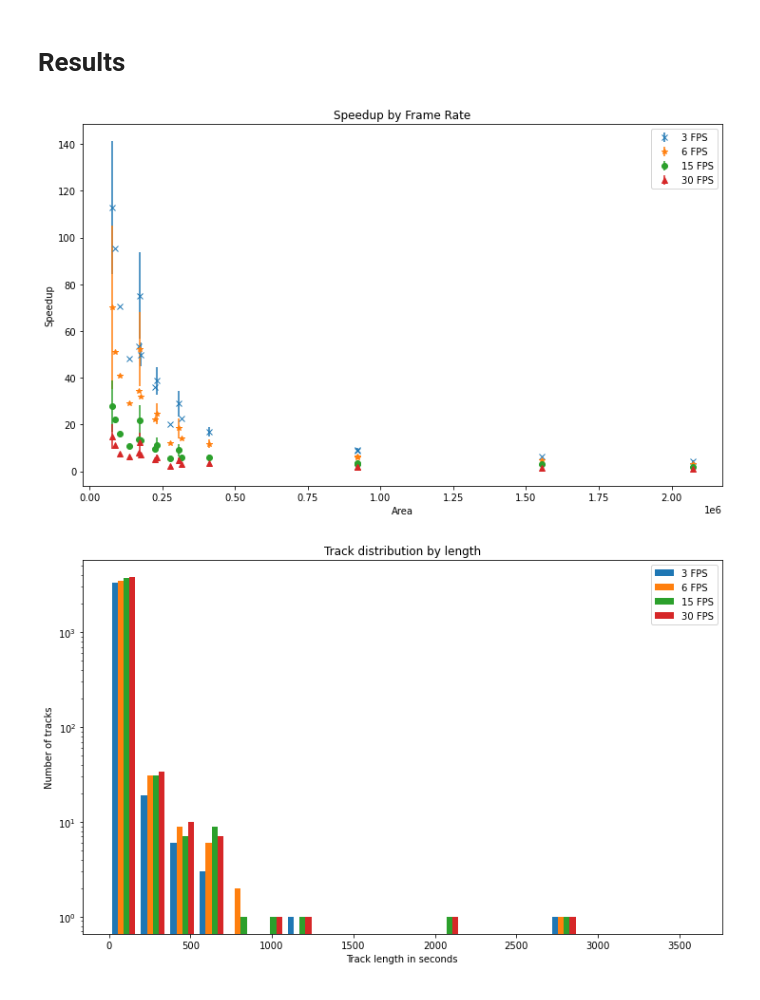
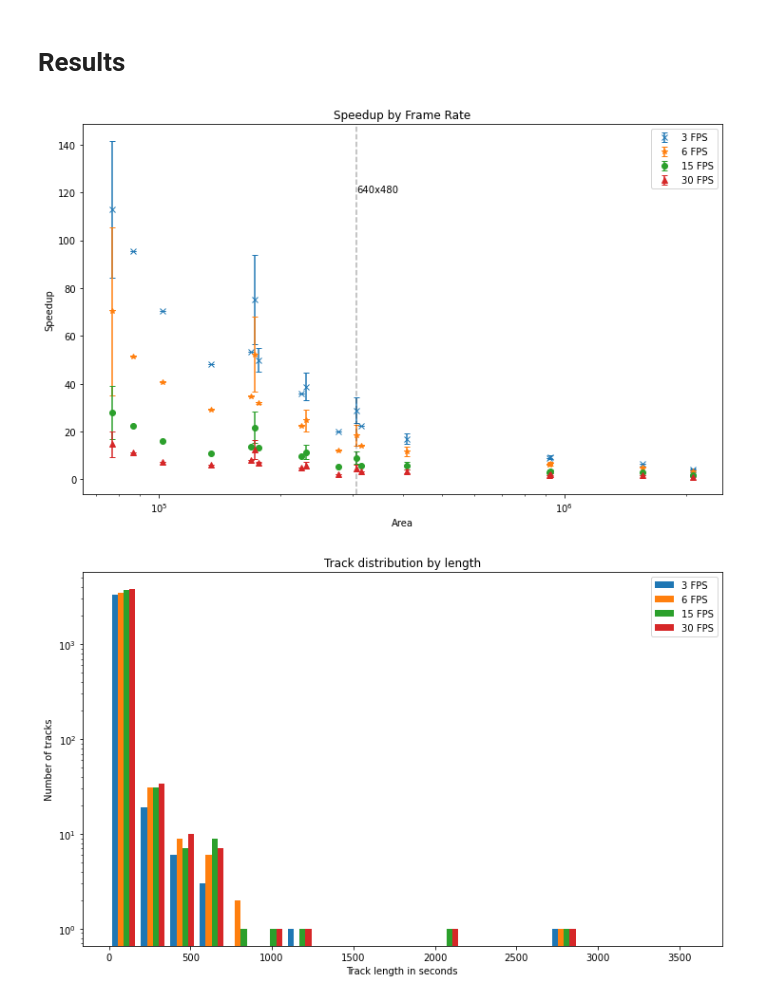
Before and after one commit to segonzal/chiletv, a Jupyter notebook: analysis/detection_strategy.ipynb, the cells around one changed output. Cells and saved outputs as stored; diff of their text form; code cells hidden in the pictures.

```diff
--- a/analysis/detection_strategy.ipynb
+++ b/analysis/detection_strategy.ipynb
@@ -190,20 +188,30 @@ video_df['speedup'] = video_df['video_length'] / video_df['time_detecting']
 
 df = video_df.groupby(['area', 'fps']).agg([np.mean, np.std]).reset_index(level='area')
 # %%
+# Speedup as affected by area and frame rate.
+# The vertical line is the selected threshold resolution that covers 75% of the dataset
+
 fig = plt.figure(figsize=(10, 6))
 ax = plt.axes()
 markers='x*o^'
 
 for marker, (key, group) in zip(markers, df.groupby('fps')):
     yerr = group[('speedup', 'std')].fillna(0)
-    ax.errorbar(group['area'], group[('speedup', 'mean')], yerr=yerr, fmt=marker, label=f'{key} FPS')
+    ax.errorbar(group['area'], group[('speedup', 'mean')], yerr=yerr, capsize=3, fmt=marker, label=f'{key} FPS')
+
+# ax.set_yscale('log')
+ax.set_xscale('log')
+
+# 640 x 480
+plt.axvline(x=640*480, color='#0f0f0f50', linestyle='--')
+plt.text(640*480, 120, "640x480")
 
 fig.tight_layout()
 plt.title('Speedup by Frame Rate')
 plt.xlabel('Area')
 plt.ylabel('Speedup')
 plt.legend()
 plt.show()
 # %% [output]
-[figure, old version]
+[figure, new version]
 # %%
```
Also changed, not shown: parts of 17 cells of this notebook, 3 other files.
